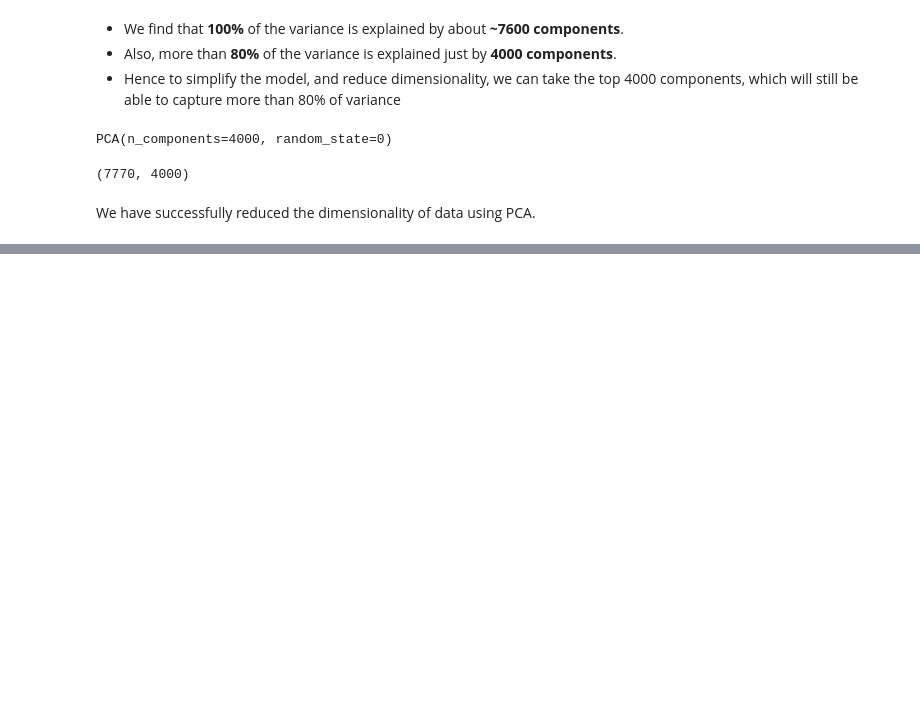
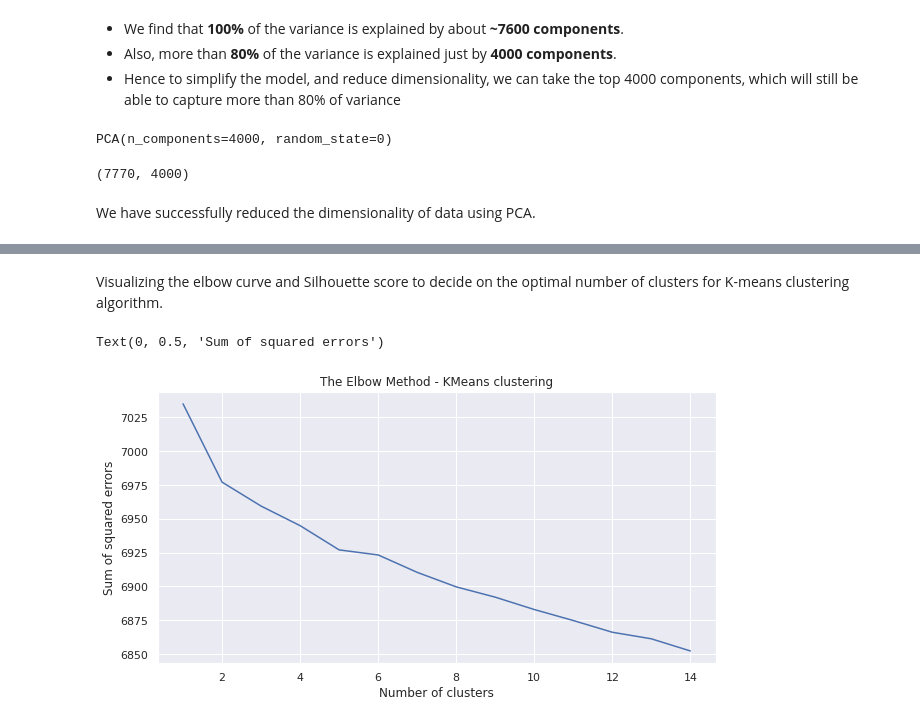
Before and after one commit to rajkumarpec/Unsupervised-Machine-Learning, a Jupyter notebook: Netflix_movie_show.ipynb, the cells around one changed output, grey strips where cells are left out. Saved outputs shown, nothing was run; the diff lists cells and outputs as text; code cells hidden in the pictures; blank space fills up the shorter version.

```diff
--- a/Netflix_movie_show.ipynb
+++ b/Netflix_movie_show.ipynb
@@ -751,0 +758,23 @@ We have successfully reduced the dimensionality of data using PCA.
+# %% [markdown]
+Visualizing the elbow curve and Silhouette score to decide on the optimal number of clusters for K-means clustering algorithm.
+# %%
+# Elbow method to find the optimal value of k
+SSE=[]
+for i in range(1,15):
+  # Initialize the k-means model with the current value of i
+  kmeans = KMeans(n_clusters=i,init='k-means++',random_state=0)
+  # Fit the model to the data
+  kmeans.fit(X)
+  # Compute the sum of squared errors for the model
+  SSE.append(kmeans.inertia_)
+
+# Plot the value of SSE
+number_clusters = range(1,15)
+plt.figure(figsize=(15,5),dpi=100)
+plt.plot(number_clusters,SSE)
+plt.title('The Elbow Method - KMeans clustering',fontsize=16,color='red')
+plt.xlabel('Number of clusters')
+plt.ylabel('Sum of squared errors')
+# %% [output]
+Text(0, 0.5, 'Sum of squared errors')
+[figure, added]
```
Also changed, not shown: parts of 17 cells of this notebook.
